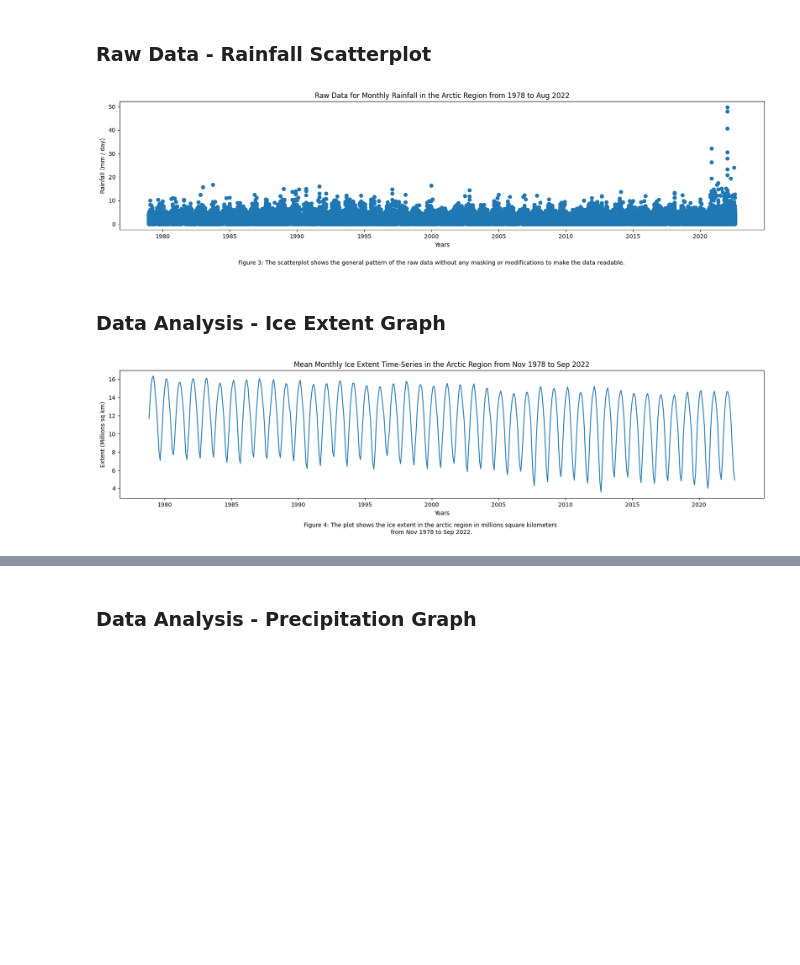
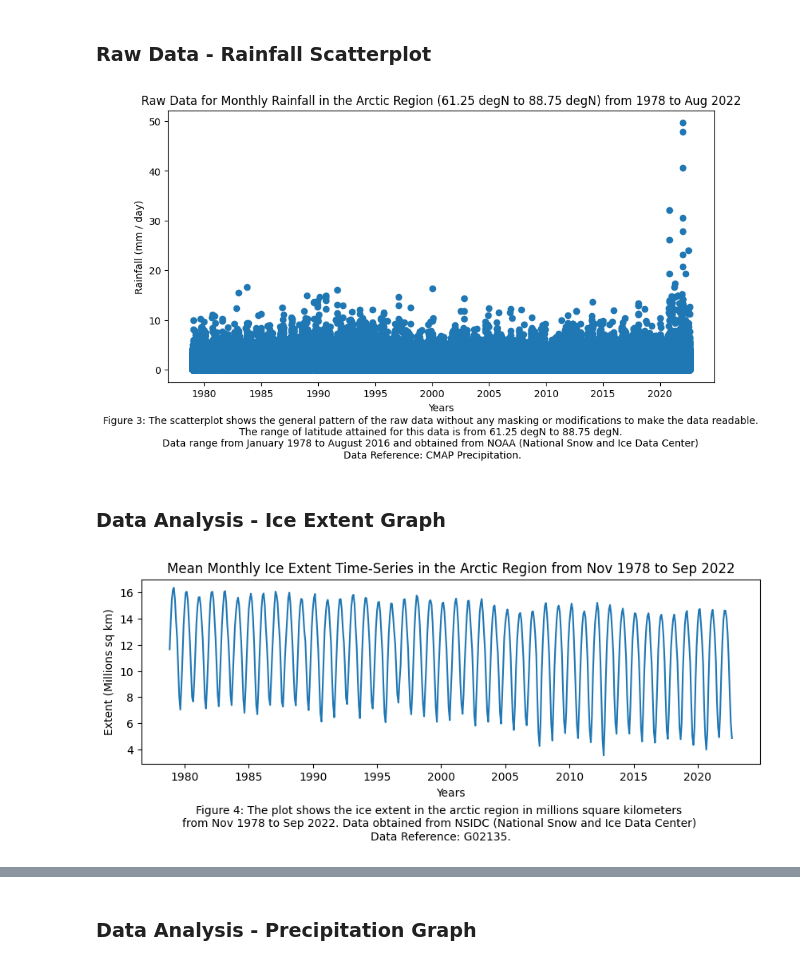
Before and after one commit to gardeneda/Arctic-Ice-vs-Precipitation, a Jupyter notebook: data_management.ipynb, the cells around one changed output, grey strips where cells are left out. Drawn from its saved outputs; the diff is of its cells as text; code cells hidden in the pictures; blank space fills up the shorter version.

```diff
--- a/data_management.ipynb
+++ b/data_management.ipynb
@@ -249,20 +251,21 @@ Therefore, we gather from 60' lat to 90' lat.
 
 # Reading the raw cmap-means.csv.
 # Objective: Filter out all data outside of lattitude 60 ~ 90
-precipitation = pd.read_csv('./Precipitation/cmap-mean.csv')
-print(f"{len(precipitation)} = total number of data in original csv file.")
+# precipitation = pd.read_csv('./Precipitation/cmap-mean.csv')
+# print(f"{len(precipitation)} = total number of data in original csv file.")
 
+precipitation = pd.read_csv('./Precipitation/60-90_latitude.csv')
 
 # There's more data thats outside of the 60 ~ 90 range.
 # To optimize the code, it is better to make the if condition 60 and below.
 
-for num in range(0, len(precipitation)):
-    if precipitation.iloc[num]['lat'] < 60:
-        precipitation = precipitation[:num]
+# for num in range(0, len(precipitation)):
+#     if precipitation.iloc[num]['lat'] < 60:
+#         precipitation = precipitation[:num]
 
-        break
+#         break
 
-print(f"{len(precipitation)} = the number of leftover data-points after filter")
+# print(f"{len(precipitation)} = the number of leftover data-points after filter")
 
 # Need to set the YYYY-MM-DD as the index for the precipitation data.
 # Doing this now, because iterating through a DateTime is difficult for the procedures above.
@@ -353,32 +359,36 @@ plt.show()
 # %%
 ## PLOTTING RAW DATA TO A SCATTERPLOT TO UNDERSTAND THE OVERLAY OF IT BETTER.
 
-plt.figure(figsize=(20, 4))
+plt.figure(figsize=(10, 5))
 plt.scatter(precip_data.index, precip_data)
 plt.xlabel("Years")
 plt.ylabel("Rainfall (mm / day)")
-plt.title("Raw Data for Monthly Rainfall in the Arctic Region from 1978 to Aug 2022")
-plt.figtext(0.5, -0.1, "Figure 3: The scatterplot shows the general pattern of the raw data without any masking or modifications to make the data readable."
-            , wrap=True, horizontalalignment='center', fontsize=10)
+plt.title("Raw Data for Monthly Rainfall in the Arctic Region (61.25 degN to 88.75 degN) from 1978 to Aug 2022")
+plt.figtext(0.5, -0.1, "Figure 3: The scatterplot shows the general pattern of the raw data without any masking or modifications to make the data readable. \n" +
+                       "The range of latitude attained for this data is from 61.25 degN to 88.75 degN. \n" +
+                       "Data range from January 1978 to August 2016 and obtained from NOAA (National Snow and Ice Data Center) \n" +
+                       "Data Reference: CMAP Precipitation."
+                        , wrap=True, horizontalalignment='center', fontsize=10)
 plt.show()
 # %% [output]
-[figure, old version]
+[figure, new version]
 # %% [markdown]
 <h3>Data Analysis - Ice Extent Graph</h3>
 # %%
 ## MEAN MONTHLY TIME-SERIES OF ICE EXTENT IN THE ARCTIC REGION
 
-plt.figure(figsize=(20, 4))
+plt.figure(figsize=(10, 3))
 plt.plot(extent)
 plt.xlabel("Years")
 plt.ylabel("Extent (Millions sq km)")
 plt.title("Mean Monthly Ice Extent Time-Series in the Arctic Region from Nov 1978 to Sep 2022")
-plt.figtext(0.5, -0.1, "Figure 4: The plot shows the ice extent in the arctic region in millions square kilometers \n"
-                        + "from Nov 1978 to Sep 2022."
+plt.figtext(0.5, -0.2, "Figure 4: The plot shows the ice extent in the arctic region in millions square kilometers \n" +
+                        "from Nov 1978 to Sep 2022. Data obtained from NSIDC (National Snow and Ice Data Center) \n" +
+                        "Data Reference: G02135."
             , wrap=True, horizontalalignment='center', fontsize=10)
 plt.show()
 # %% [output]
-[figure, old version]
+[figure, new version]
 # %%
 ## MEAN SEASONAL CYCLE OF ARCTIC ICE-EXTENT
 
```
Also changed, not shown: parts of 16 cells of this notebook, 1 other file.
